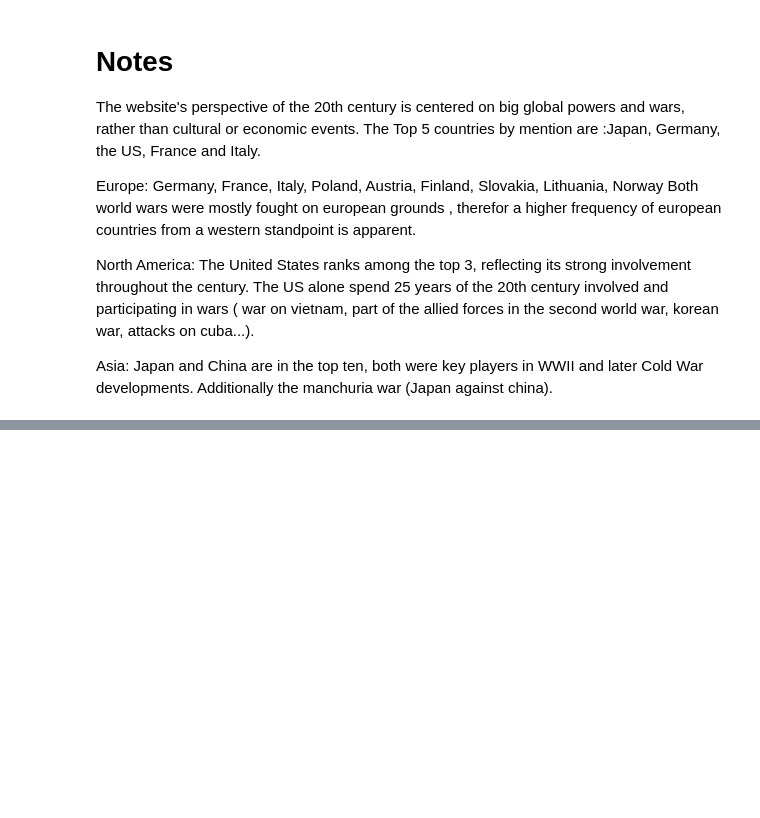
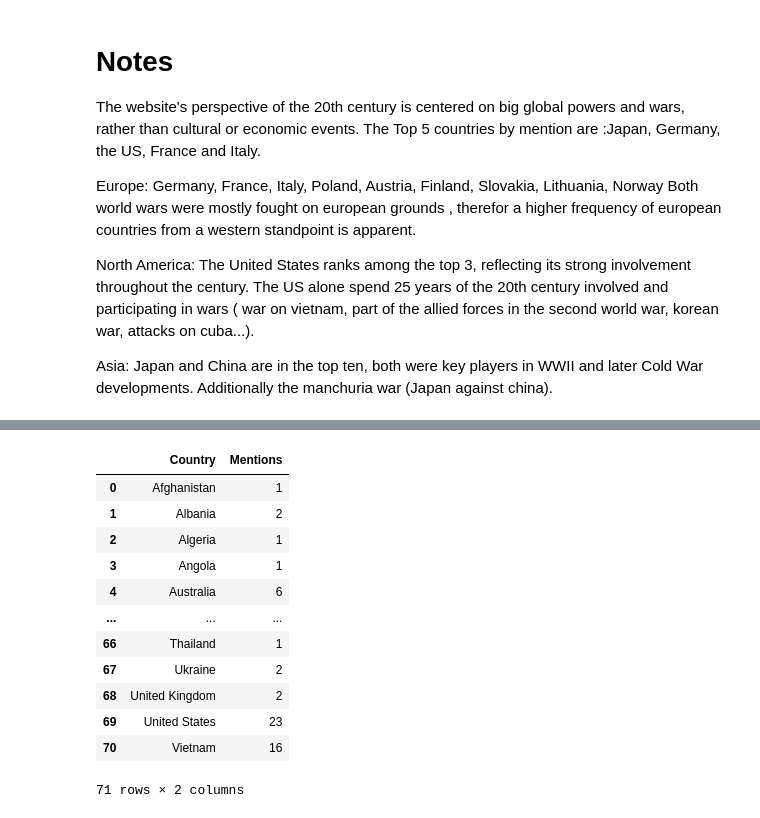
Before and after one commit to ANeumann78/20th-century, a Jupyter notebook: 1.5_Countries_frequency.ipynb, the cells around one changed output, grey strips where cells are left out. Drawn from its saved outputs; the diff is of its cells as text; code cells hidden in the pictures; blank space fills up the shorter version.

```diff
--- a/1.5_Countries_frequency.ipynb
+++ b/1.5_Countries_frequency.ipynb
@@ -405,0 +464,16 @@ Asia: Japan and China are in the top ten, both were key players in WWII and late
+# %%
+df_country_mentions
+# %% [output]
+|  | Country | Mentions |
+| 0 | Afghanistan | 1 |
+| 1 | Albania | 2 |
+| 2 | Algeria | 1 |
+| 3 | Angola | 1 |
+| 4 | Australia | 6 |
+| ... | ... | ... |
+| 66 | Thailand | 1 |
+| 67 | Ukraine | 2 |
+| 68 | United Kingdom | 2 |
+| 69 | United States | 23 |
+| 70 | Vietnam | 16 |
+71 rows × 2 columns
```
Also changed, not shown: parts of 20 cells of this notebook.
